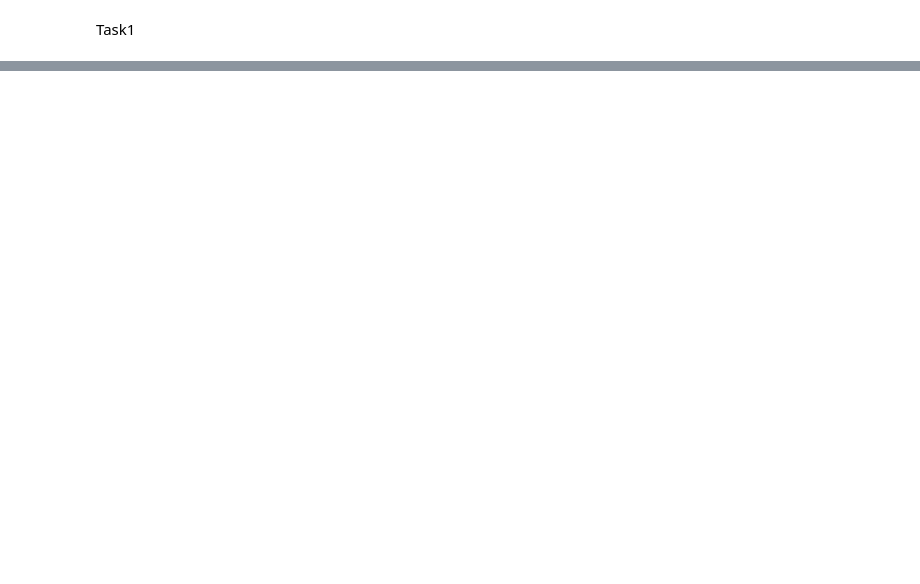
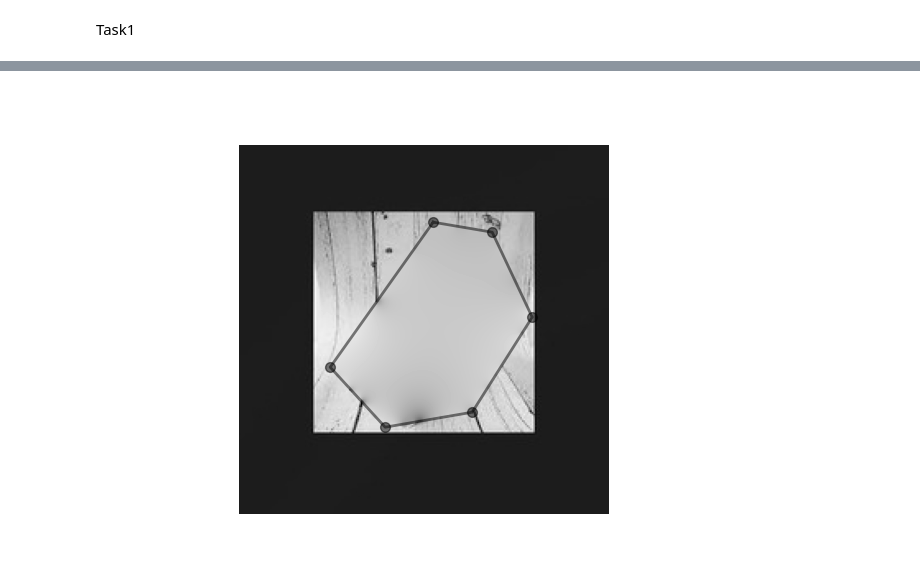
Before and after one commit to derkder/CGVI_CourseWork, a Jupyter notebook: ImageProcessing/Project/Main copy.ipynb, the cells around one changed output, grey strips where cells are left out. Drawn from its saved outputs; the diff is of its cells as text; code cells hidden in the pictures; blank space fills up the shorter version.

```diff
--- a/ImageProcessing/Project/Main copy.ipynb
+++ b/ImageProcessing/Project/Main copy.ipynb
@@ -44,0 +45,57 @@ Polygon vertices:
+# %%
+import matplotlib.pyplot as plt
+from skimage import io
+from skimage.draw import polygon2mask
+from scipy.sparse.linalg import spsolve
+from scipy.sparse import lil_matrix
+from skimage.color import rgb2gray
+
+# 从上传的文件路径加载图像
+image_path = "InputImgs\\SrcImg.png"
+image = io.imread(image_path)
+gray_image = rgb2gray(image)  # 转换为灰度图像
+
+# 获取图像尺寸
+image_height, image_width = gray_image.shape[:2]
+
+# 创建多边形掩码
+mask = polygon2mask((image_height, image_width), polygon)
+
+# 获取多边形内部的像素索引
+interior_idx = np.argwhere(mask)
+#print(interior_idx)
+
+# 初始化稀疏矩阵A和向量b
+n_interior_pixels = len(interior_idx)
+A = lil_matrix((n_interior_pixels, n_interior_pixels), dtype=float)
+b = np.zeros(n_interior_pixels)
+
+# 构建线性系统
+for i, (row, col) in enumerate(interior_idx):
+    A[i, i] = 4  # 主对角线元素
+    for drow, dcol in [(-1, 0), (1, 0), (0, -1), (0, 1)]:  # 四个方向的邻居
+        neighbor = (row + drow, col + dcol)
+        if mask[neighbor]:  # 如果邻居在内部
+            j = np.argwhere(np.all(interior_idx == neighbor, axis=1))[0, 0]
+            A[i, j] = -1
+        else:
+            # 如果邻居在边界上或者在掩码外面，我们需要从源图像中获取对应的强度值
+            b[i] += gray_image[neighbor]
+
+# 将A矩阵转换为CSR格式
+A_csr = A.tocsr()
+
+# 求解线性系统
+solution = spsolve(A_csr, b)
+
+# 将解填充回图像的相应区域
+for (solution_value, (row, col)) in zip(solution, interior_idx):
+    # print(row, col)
+    gray_image[row, col] = solution_value
+
+# 显示填充后的图像
+plt.imshow(gray_image, cmap='gray')
+plt.axis('off')
+plt.show()
+# %% [output]
+[figure, added]
```
Also changed, not shown: parts of 6 cells of this notebook, 1 other file.
